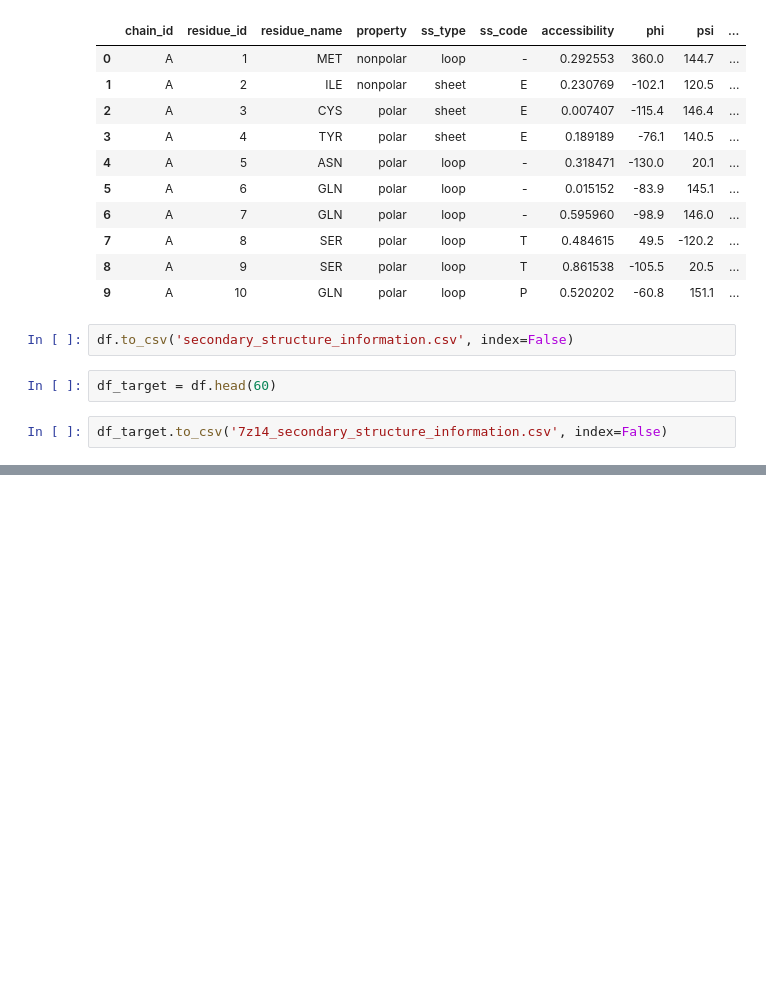
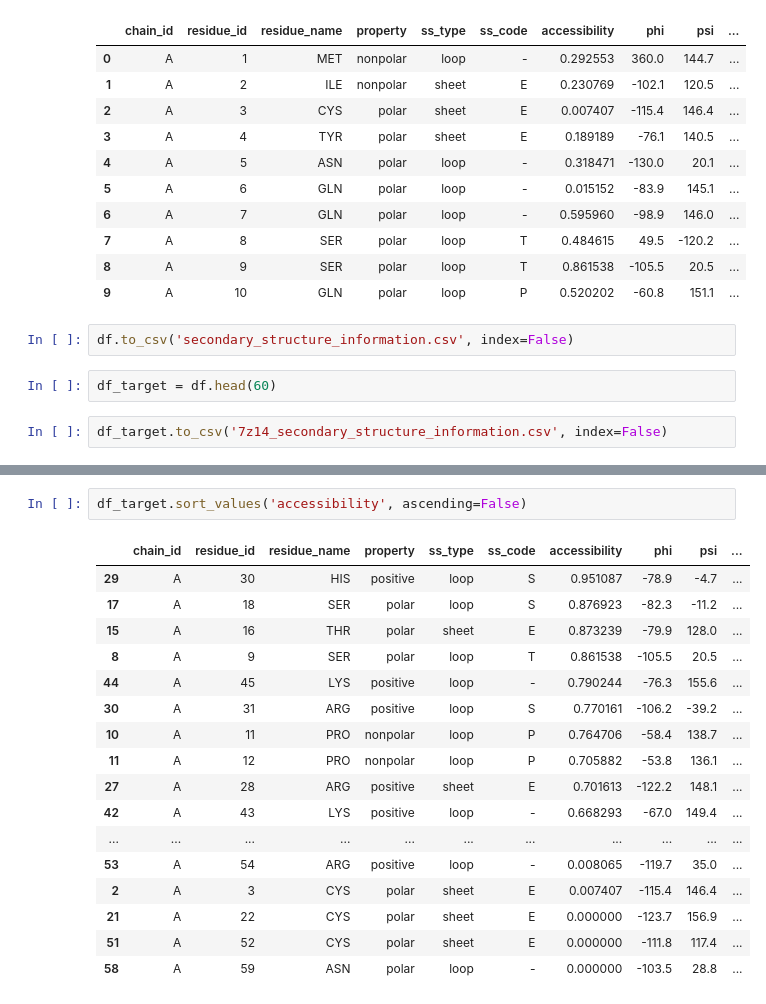
Before and after one commit to hemeai/ToxBind, a Jupyter notebook: functions/secondary_structure_analysis.ipynb, the cells around one changed output, grey strips where cells are left out. Saved outputs shown, nothing was run; the diff lists cells and outputs as text; blank space fills up the shorter version.

```diff
--- a/functions/secondary_structure_analysis.ipynb
+++ b/functions/secondary_structure_analysis.ipynb
@@ -424,3 +424,23 @@ df_target[df_target['property'] == 'nonpolar'].sort_values('accessibility', asce
 | 43 | A | 44 | VAL | nonpolar | loop | - | 0.070423 | -128.4 | 161.4 | ... |
 | 37 | A | 38 | GLY | nonpolar | sheet | E | 0.047619 | 175.1 | -178.0 | ... |
 | 49 | A | 50 | LEU | nonpolar | sheet | E | 0.012195 | -106.5 | 119.9 | ... |
+# %%
+df_target.sort_values('accessibility', ascending=False)
+# %% [output]
+|  | chain_id | residue_id | residue_name | property | ss_type | ss_code | accessibility | phi | psi | ... |
+| 29 | A | 30 | HIS | positive | loop | S | 0.951087 | -78.9 | -4.7 | ... |
+| 17 | A | 18 | SER | polar | loop | S | 0.876923 | -82.3 | -11.2 | ... |
+| 15 | A | 16 | THR | polar | sheet | E | 0.873239 | -79.9 | 128.0 | ... |
+| 8 | A | 9 | SER | polar | loop | T | 0.861538 | -105.5 | 20.5 | ... |
+| 44 | A | 45 | LYS | positive | loop | - | 0.790244 | -76.3 | 155.6 | ... |
+| 30 | A | 31 | ARG | positive | loop | S | 0.770161 | -106.2 | -39.2 | ... |
+| 10 | A | 11 | PRO | nonpolar | loop | P | 0.764706 | -58.4 | 138.7 | ... |
+| 11 | A | 12 | PRO | nonpolar | loop | P | 0.705882 | -53.8 | 136.1 | ... |
+| 27 | A | 28 | ARG | positive | sheet | E | 0.701613 | -122.2 | 148.1 | ... |
+| 42 | A | 43 | LYS | positive | loop | - | 0.668293 | -67.0 | 149.4 | ... |
+| ... | ... | ... | ... | ... | ... | ... | ... | ... | ... | ... |
+| 53 | A | 54 | ARG | positive | loop | - | 0.008065 | -119.7 | 35.0 | ... |
+| 2 | A | 3 | CYS | polar | sheet | E | 0.007407 | -115.4 | 146.4 | ... |
+| 21 | A | 22 | CYS | polar | sheet | E | 0.000000 | -123.7 | 156.9 | ... |
+| 51 | A | 52 | CYS | polar | sheet | E | 0.000000 | -111.8 | 117.4 | ... |
+| 58 | A | 59 | ASN | polar | loop | - | 0.000000 | -103.5 | 28.8 | ... |
```
Also changed, not shown: 9 other files.
